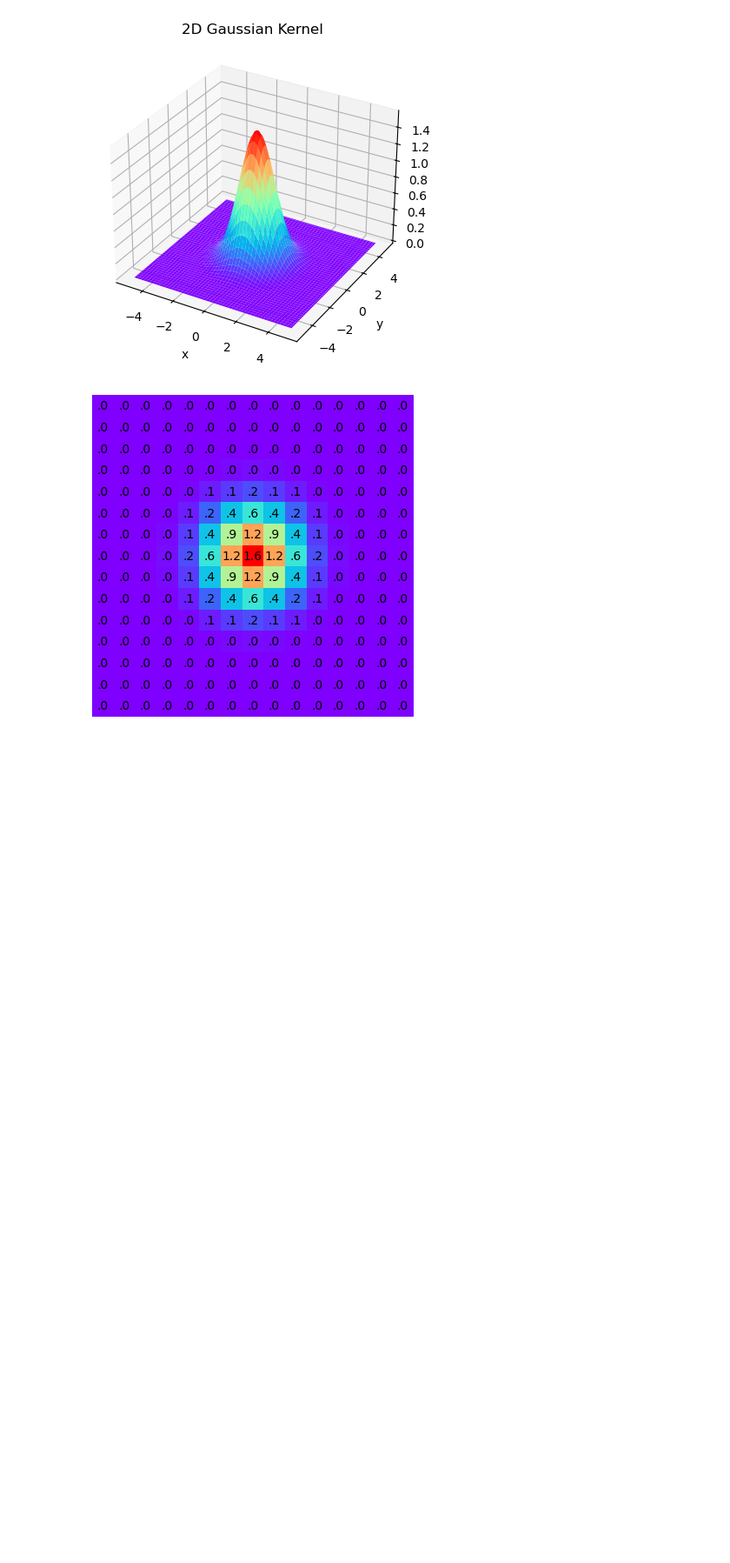
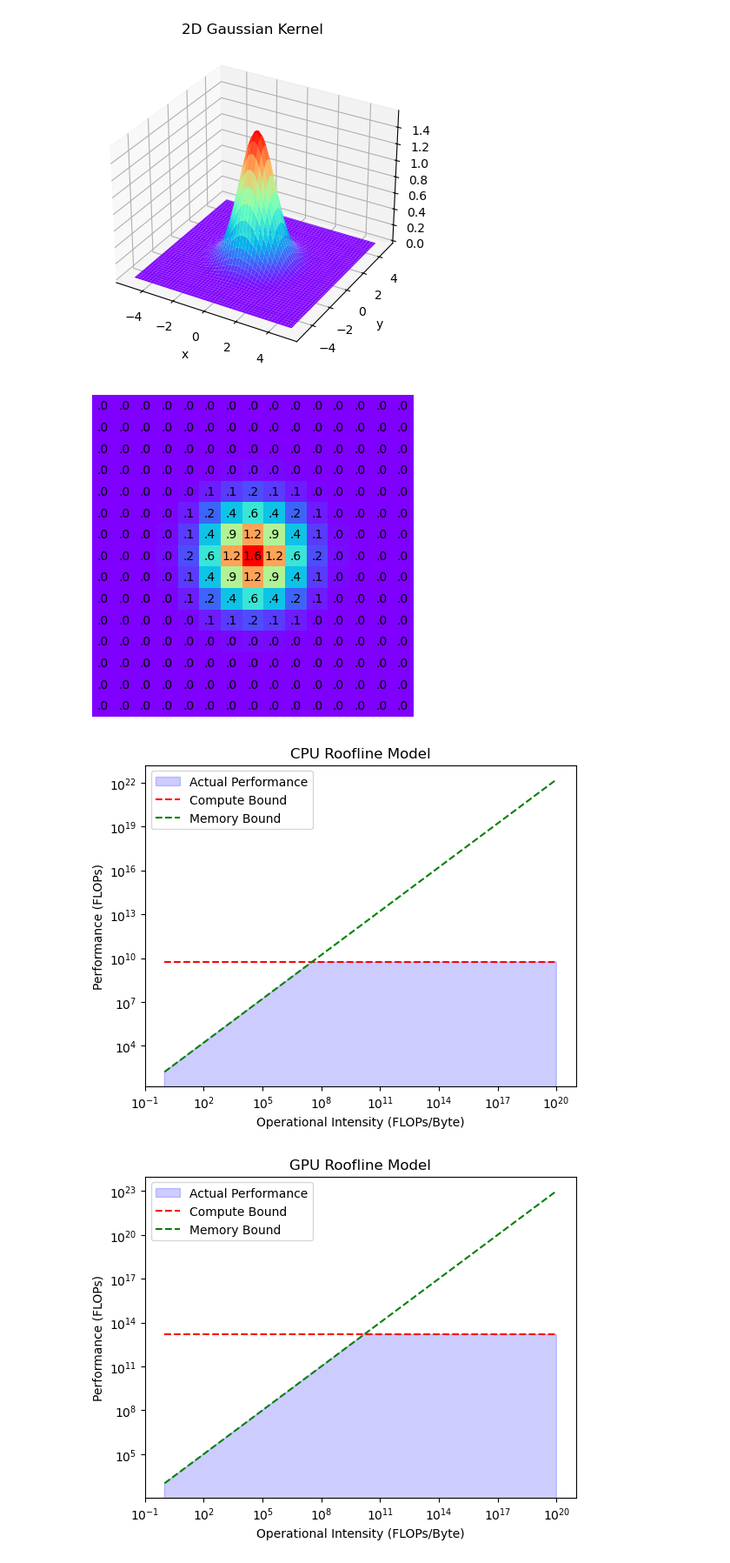
Before and after one commit to 9r0x/cuda-shift, a Jupyter notebook: python/analysis.ipynb, the cells around one changed output. Shown at 87% size. Saved outputs shown, nothing was run; the diff lists cells and outputs as text; code cells hidden in the pictures; blank space fills up the shorter version.

Commit message:
Roofline update

```diff
--- a/python/analysis.ipynb
+++ b/python/analysis.ipynb
@@ -98,2 +98,33 @@ plt.savefig("../Figures/Gaussian_2D_2D.png", dpi=500, bbox_inches='tight', trans
 # %% [output]
 [figure]
+# %%
+def plot_roofline(peak_flops, memory_bandwidth, title):
+    memory_bandwidth_flops = memory_bandwidth * 4
+    x = np.logspace(0, 20, 1000)
+    compute_bound = np.full_like(x, peak_flops)
+    memory_bound = x * memory_bandwidth_flops
+    actual_performance = np.minimum(compute_bound, memory_bound)
+
+    plt.figure()
+    plt.fill_between(x, actual_performance, color="b", alpha=0.2, label="Actual Performance")
+    plt.loglog(x, compute_bound, '--', label="Compute Bound", color="r")
+    plt.loglog(x, memory_bound, '--', label="Memory Bound", color="g")
+
+    plt.xlabel("Operational Intensity (FLOPs/Byte)")
+    plt.ylabel("Performance (FLOPs)")
+    plt.title(title)
+    plt.legend()
+    plt.savefig(f"../figures/{title}.png", dpi=500, bbox_inches='tight', transparent=True)
+
+# https://ark.intel.com/content/www/us/en/ark/products/232135/intel-core-i913900h-processor-24m-cache-up-to-5-40-ghz.html
+# https://www.techpowerup.com/gpu-specs/geforce-rtx-4070.c3924
+cpu_peak_flops = 5.4e9  # 5.4Gflop/s
+cpu_memory_bandwidth = 41.6 # 41.6 GB/s
+plot_roofline(cpu_peak_flops, cpu_memory_bandwidth, "CPU Roofline Model")
+
+gpu_peak_flops = 15.62e12  # 15.62 Tflop/s
+gpu_memory_bandwidth = 256 # 256 GB/s
+plot_roofline(gpu_peak_flops, gpu_memory_bandwidth, "GPU Roofline Model")
+# %% [output]
+[figure, added]
+[figure, added]
```
Also changed, not shown: parts of 6 cells of this notebook, 5 other files.
